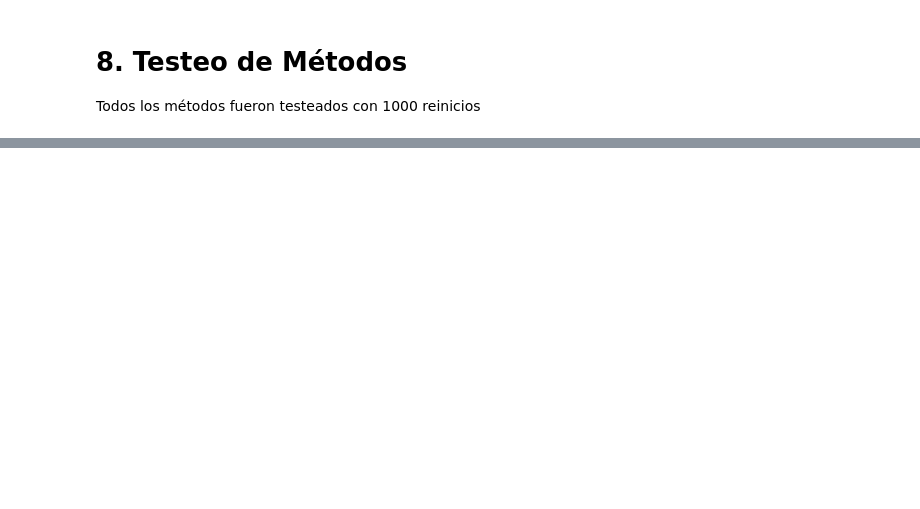
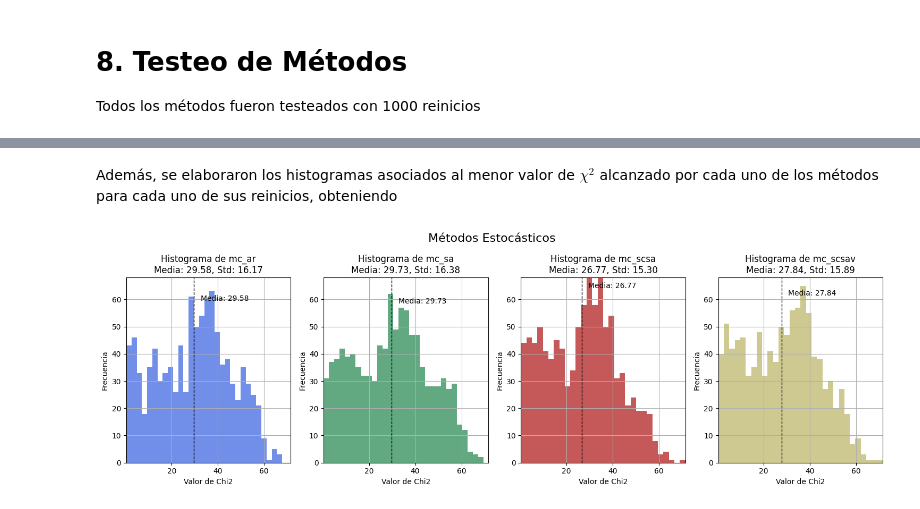
Before and after one commit to Gustavoq14/Optimization-Algorithms, a Jupyter notebook: Benchmarking_DataFitting_Methods.ipynb, the cells around one changed output, grey strips where cells are left out. Cells and saved outputs as stored; diff of their text form; code cells hidden in the pictures; blank space fills up the shorter version.

```diff
--- a/Benchmarking_DataFitting_Methods.ipynb
+++ b/Benchmarking_DataFitting_Methods.ipynb
@@ -680,0 +713,3 @@ Tiempo de ejecución:  399.3s
+# %%
+P_f1 = np.concatenate(params_funcion1)
+print(f'Valor del chi cuadrado del modelo: {chi_funcion1:.4}\nNorma de los parametros del modelo: {np.linalg.norm(P_f1):.4}')
@@ -680,0 +756,45 @@ Tiempo de ejecución:  399.3s
+# %% [markdown]
+
+Además, se elaboraron los histogramas asociados al menor valor de $\chi^2$ alcanzado por cada uno de los métodos para cada uno de sus reinicios, obteniendo
+# %%
+datos_chi = {}
+for name in archivos:
+  df = leer_resultados(name)
+  resul = df.copy()
+  valor_chi = []
+  for i in range(1000):
+    resul_i = resul[resul['i'] == i]
+    indice = resul_i['chi'].idxmin()
+    valor_chi.append(resul_i.loc[indice, 'chi'])
+  valor_chi = np.array(valor_chi)
+  datos_chi[name] = valor_chi
+
+df_chi = pd.DataFrame.from_dict(datos_chi, orient='index').transpose()
+# %%
+columns = df_chi.columns
+colors = ['royalblue', 'seagreen', 'firebrick', 'darkkhaki', 'purple', 'orange', 'cyan']
+
+x_range1, y_max1 = calculate_limits(columns[:4])
+
+fig1, axs1 = plt.subplots(nrows=1, ncols=4, figsize=(15, 5))
+fig1.suptitle('Métodos Estocásticos', fontsize=16)
+axs1 = axs1.flatten()
+
+for i, column in enumerate(columns[:4]):
+    n, bins, patches = axs1[i].hist(df_chi[column], bins=30, alpha=0.75, color=colors[i])
+    mean_val = df_chi[column].mean()
+    axs1[i].axvline(mean_val, color='k', linestyle='dashed', linewidth=1)
+    min_ylim, max_ylim = axs1[i].get_ylim()
+    axs1[i].text(mean_val*1.1, max_ylim*0.9, f'Media: {mean_val:.2f}', color='black')
+    std_val = df_chi[column].std()
+    axs1[i].set_title(f'Histograma de {column}\nMedia: {mean_val:.2f}, Std: {std_val:.2f}')
+    axs1[i].set_xlim(x_range1)
+    axs1[i].set_ylim(0, y_max1)
+    axs1[i].set_xlabel('Valor de Chi2')
+    axs1[i].set_ylabel('Frecuencia')
+    axs1[i].grid(True)
+
+plt.tight_layout()
+plt.show()
+# %% [output]
+[figure, added]
```
Also changed, not shown: parts of 32 cells of this notebook.
